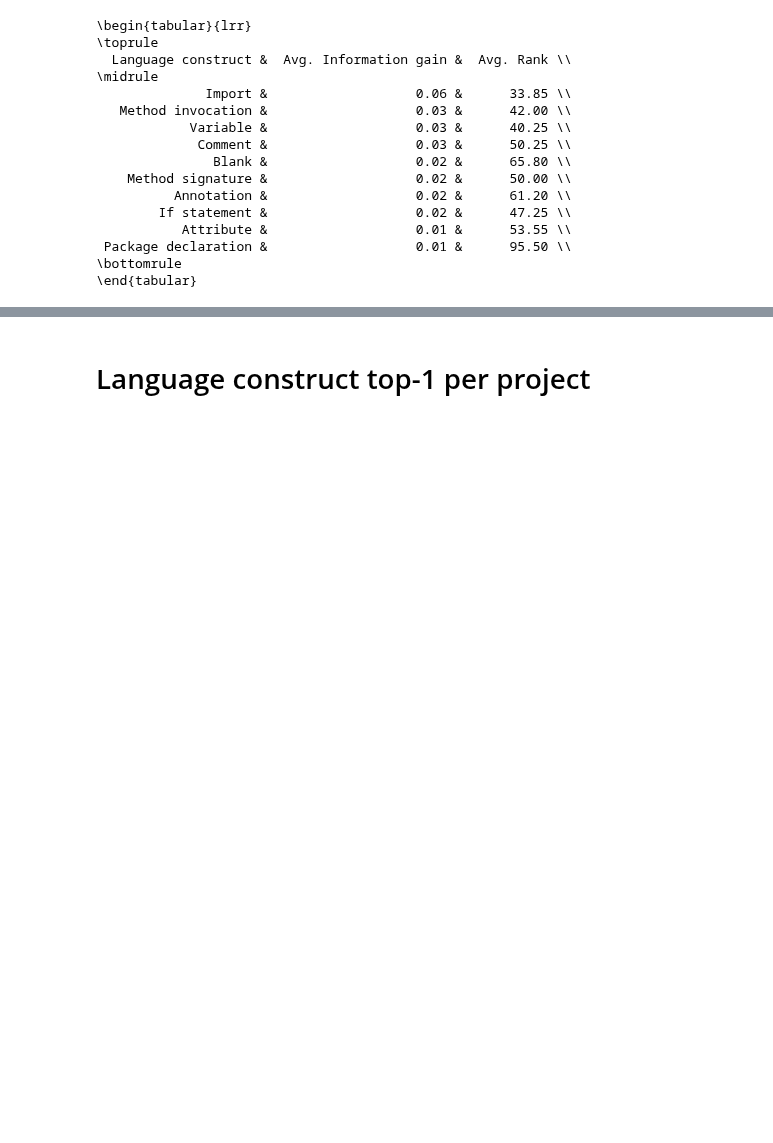
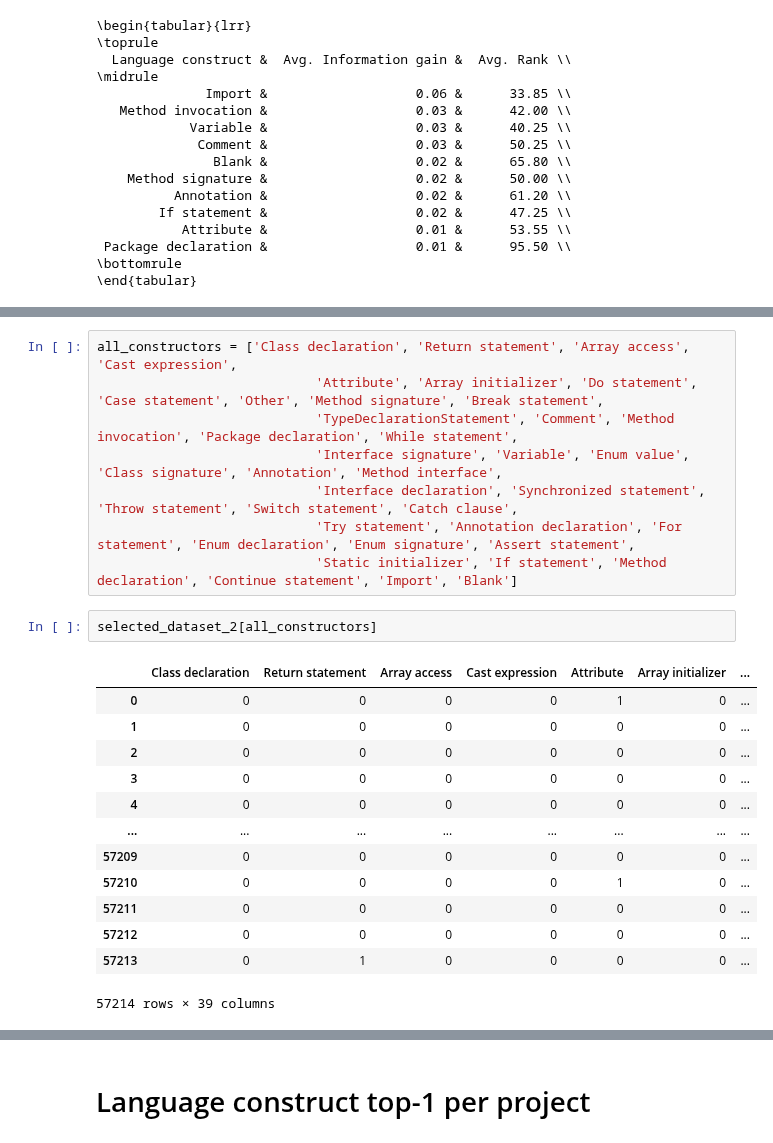
Before and after one commit to gems-uff/mestre, a Jupyter notebook: scripts/paper/tables.ipynb, the cells around one changed output, grey strips where cells are left out. Cells and saved outputs as stored; diff of their text form; blank space fills up the shorter version.

Commit message:
Update paper/tables: add freq of constructs

```diff
--- a/scripts/paper/tables.ipynb
+++ b/scripts/paper/tables.ipynb
@@ -799,0 +822,24 @@ print(constructs_top10.to_latex(index=False))
+# %%
+all_constructors = ['Class declaration', 'Return statement', 'Array access', 'Cast expression',
+                            'Attribute', 'Array initializer', 'Do statement', 'Case statement', 'Other', 'Method signature', 'Break statement',
+                            'TypeDeclarationStatement', 'Comment', 'Method invocation', 'Package declaration', 'While statement',
+                            'Interface signature', 'Variable', 'Enum value', 'Class signature', 'Annotation', 'Method interface',
+                            'Interface declaration', 'Synchronized statement', 'Throw statement', 'Switch statement', 'Catch clause',
+                            'Try statement', 'Annotation declaration', 'For statement', 'Enum declaration', 'Enum signature', 'Assert statement',
+                            'Static initializer', 'If statement', 'Method declaration', 'Continue statement', 'Import', 'Blank']
+# %%
+selected_dataset_2[all_constructors]
+# %% [output]
+|  | Class declaration | Return statement | Array access | Cast expression | Attribute | Array initializer | ... |
+| 0 | 0 | 0 | 0 | 0 | 1 | 0 | ... |
+| 1 | 0 | 0 | 0 | 0 | 0 | 0 | ... |
+| 2 | 0 | 0 | 0 | 0 | 0 | 0 | ... |
+| 3 | 0 | 0 | 0 | 0 | 0 | 0 | ... |
+| 4 | 0 | 0 | 0 | 0 | 0 | 0 | ... |
+| ... | ... | ... | ... | ... | ... | ... | ... |
+| 57209 | 0 | 0 | 0 | 0 | 0 | 0 | ... |
+| 57210 | 0 | 0 | 0 | 0 | 1 | 0 | ... |
+| 57211 | 0 | 0 | 0 | 0 | 0 | 0 | ... |
+| 57212 | 0 | 0 | 0 | 0 | 0 | 0 | ... |
+| 57213 | 0 | 1 | 0 | 0 | 0 | 0 | ... |
+57214 rows × 39 columns
```
Also changed, not shown: parts of 4 cells of this notebook.
